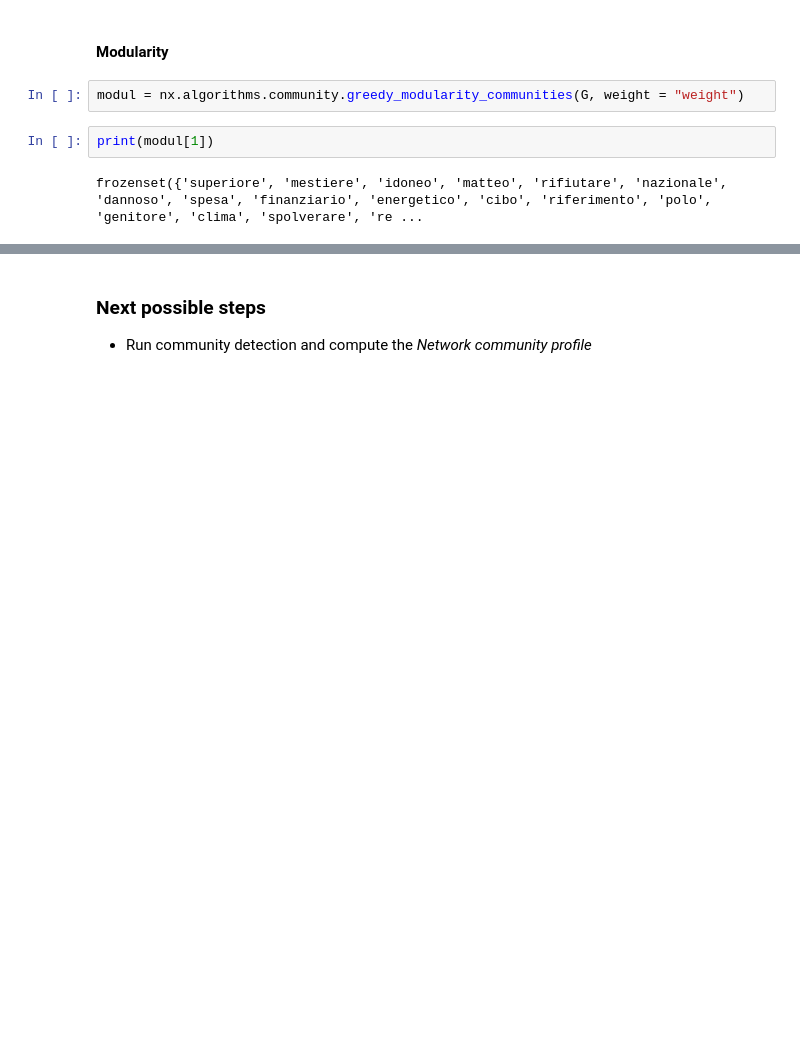
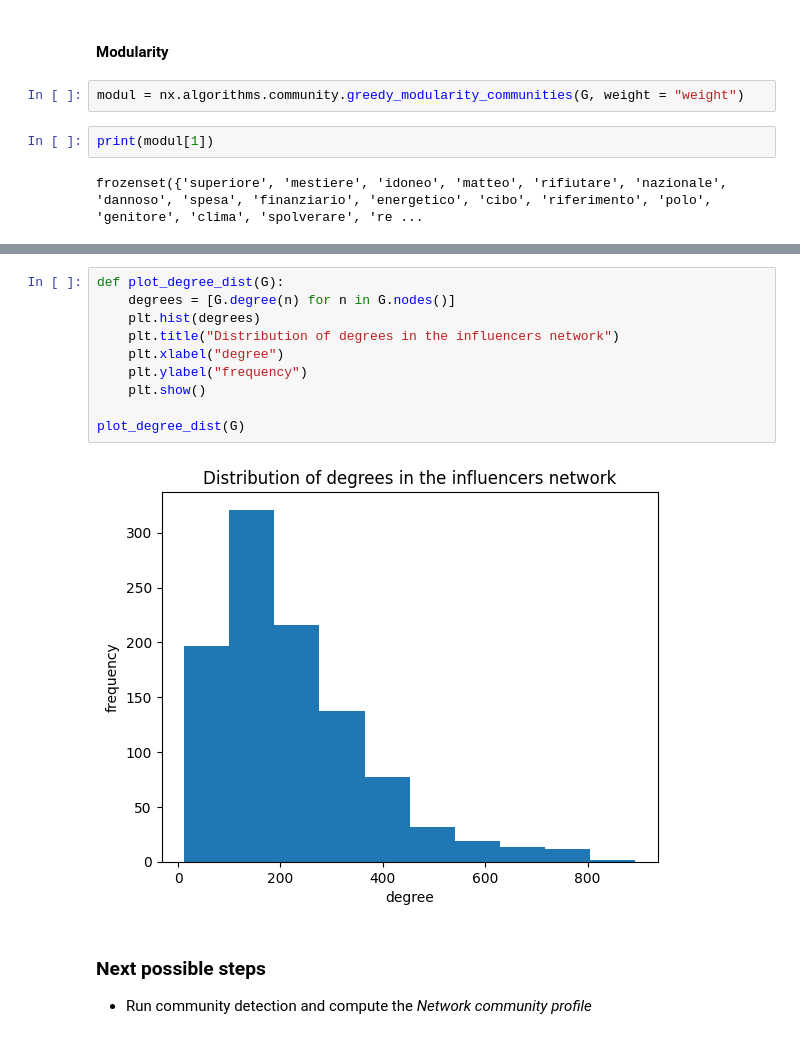
Before and after one commit to davidecolussi/Politok, a Jupyter notebook: TikTok/Adj_network_tidy.ipynb, the cells around one changed output, grey strips where cells are left out. Drawn from its saved outputs; the diff is of its cells as text; blank space fills up the shorter version.

```diff
--- a/TikTok/Adj_network_tidy.ipynb
+++ b/TikTok/Adj_network_tidy.ipynb
@@ -346,3 +368,15 @@ Text(0, 0.5, 'Frequency')
+# %%
+def plot_degree_dist(G):
+    degrees = [G.degree(n) for n in G.nodes()]
+    plt.hist(degrees)
+    plt.title("Distribution of degrees in the influencers network")
+    plt.xlabel("degree")
+    plt.ylabel("frequency")
+    plt.show()
+
+plot_degree_dist(G)
+# %% [output]
+[figure, added]
 # %% [markdown]
 ### Next possible steps
 - Run community detection and compute the _Network community profile_
```
Also changed, not shown: parts of 10 cells of this notebook.
